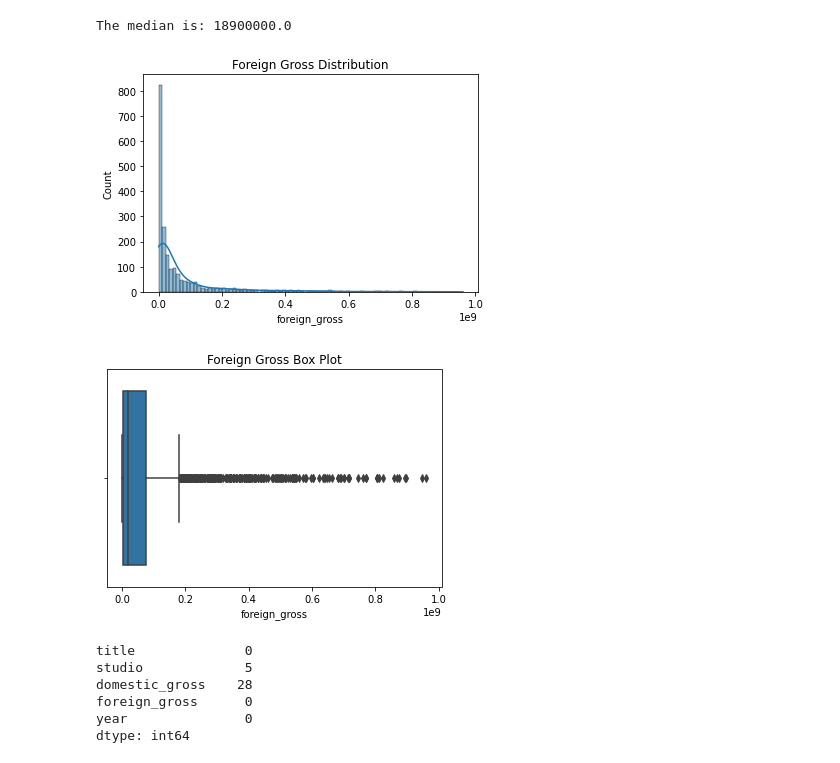
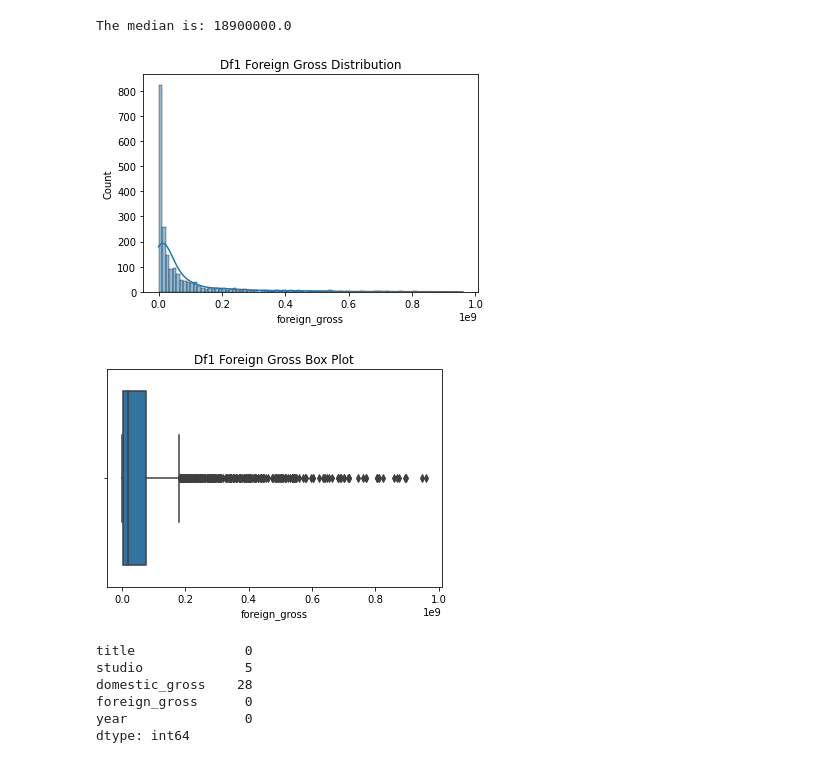
Before and after one commit to JulieMusangi/Film-Performance-Insights, a Jupyter notebook: analysis.ipynb, the cells around one changed output. Saved outputs shown, nothing was run; the diff lists cells and outputs as text; code cells hidden in the pictures.

Commit message:
plotting outliers

```diff
--- a/analysis.ipynb
+++ b/analysis.ipynb
@@ -210,17 +210,17 @@ The median is: 18900000.0
 # %%
 #Checking the distribution of foreign gross
 sns.histplot(df1['foreign_gross'].dropna(), kde=True)
-plt.title ("Foreign Gross Distribution")
+plt.title ("Df1 Foreign Gross Distribution")
 plt.show()
 # %% [output]
-[figure, old version]
+[figure, new version]
 # %%
 #Visualizing outliers
 sns.boxplot(x=df1['foreign_gross'])
-plt.title('Foreign Gross Box Plot')
+plt.title('Df1 Foreign Gross Box Plot')
 plt.show()
 # %% [output]
-[figure, old version]
+[figure, new version]
 # %%
 #Skewed distribution with presence of outliers, hence impute missing values in the column with the median
 df1['foreign_gross'].fillna(df1['foreign_gross'].median(), inplace=True)
```
Also changed, not shown: parts of 11 cells of this notebook.
